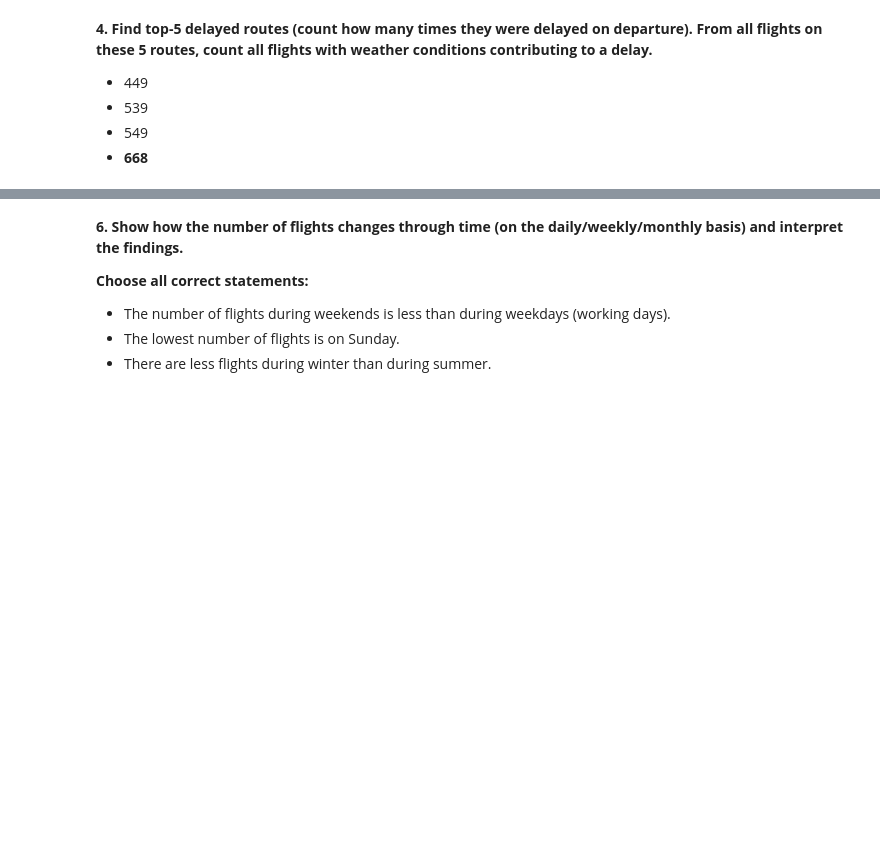
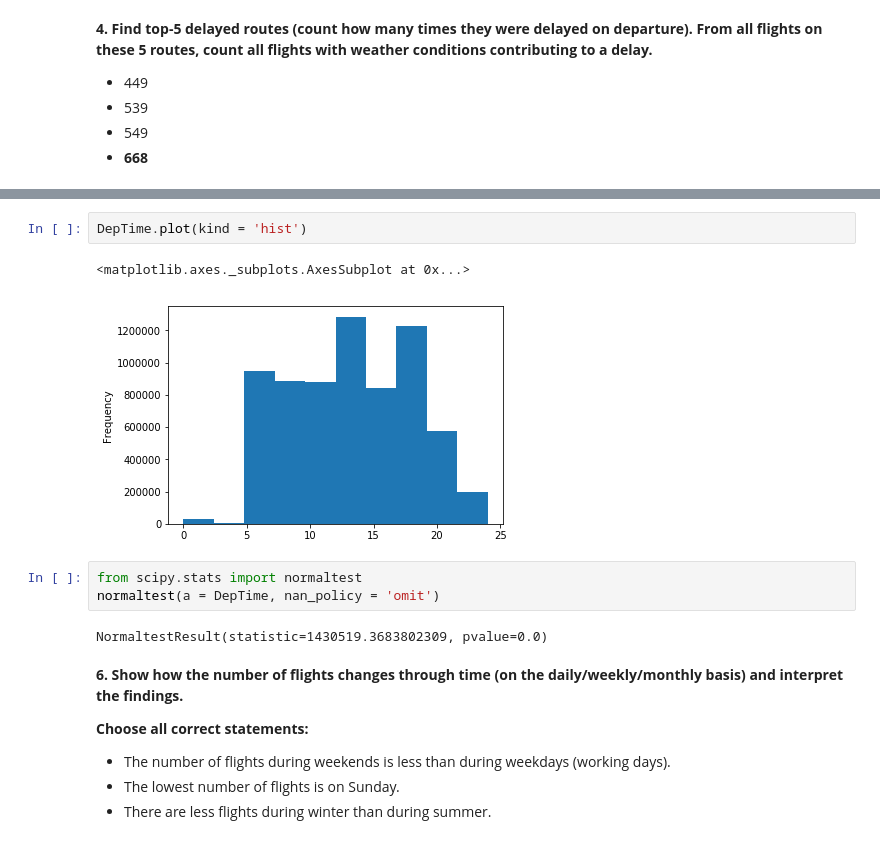
Before and after one commit to kazimanil/mlcourse.ai, a Jupyter notebook: mlcourse_2/mlcourse_2.ipynb, the cells around one changed output, grey strips where cells are left out. Saved outputs shown, nothing was run; the diff lists cells and outputs as text; blank space fills up the shorter version.

```diff
--- a/mlcourse_2/mlcourse_2.ipynb
+++ b/mlcourse_2/mlcourse_2.ipynb
@@ -312,3 +310,13 @@ DepTime.plot(kind = 'density')
+# %%
+DepTime.plot(kind = 'hist')
+# %% [output]
+<matplotlib.axes._subplots.AxesSubplot at 0x...>
+[figure, added]
+# %%
+from scipy.stats import normaltest
+normaltest(a = DepTime, nan_policy = 'omit')
+# %% [output]
+NormaltestResult(statistic=1430519.3683802309, pvalue=0.0)
 # %% [markdown]
 **6. Show how the number of flights changes through time (on the daily/weekly/monthly basis) and interpret the findings.**
 
```
Also changed, not shown: parts of 6 cells of this notebook.
